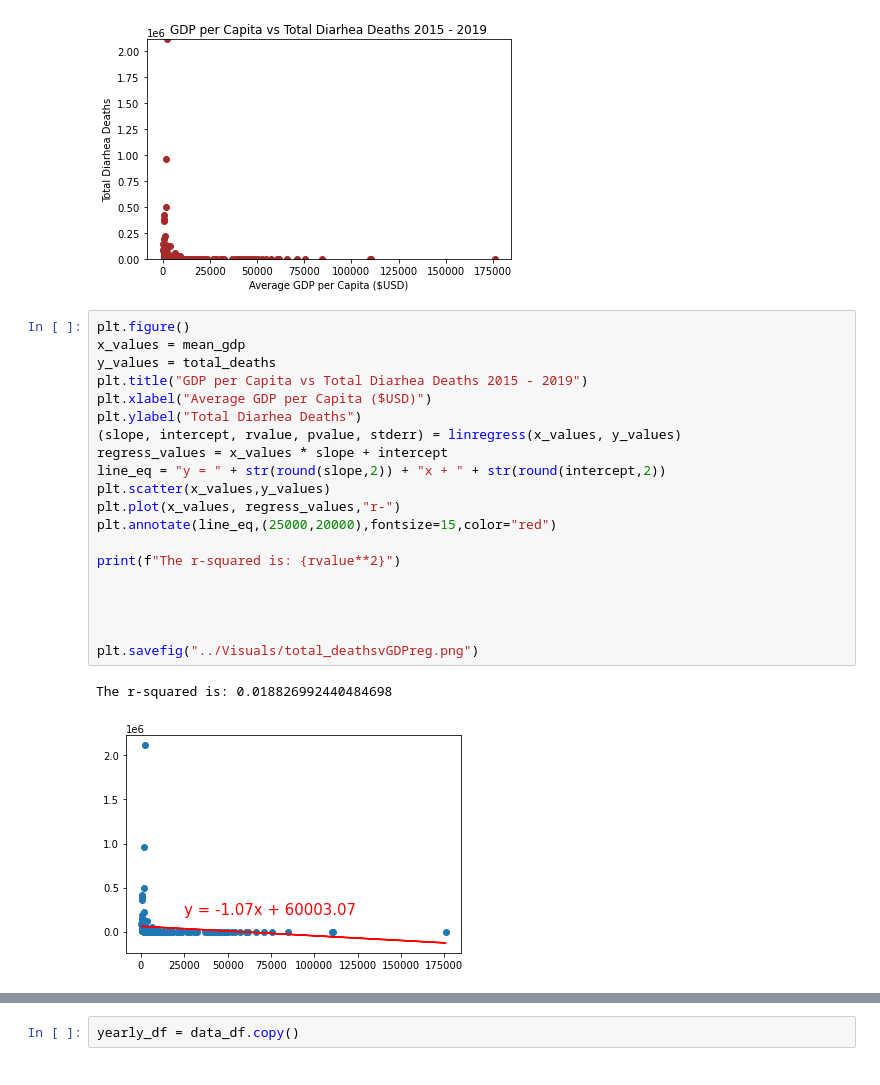
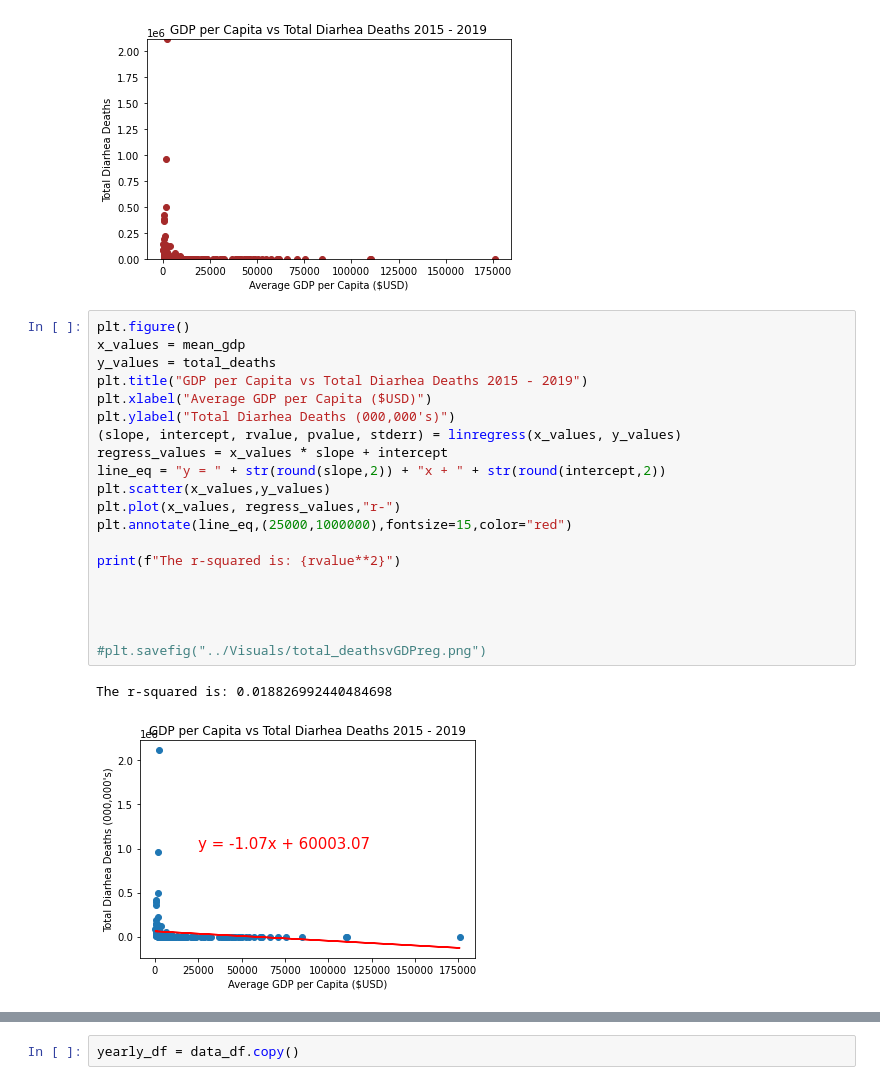
Before and after one commit to RHockley/Project-1-Water-Source-Mortality, a Jupyter notebook: Work_Folder/Visuals.ipynb, the cells around one changed output, grey strips where cells are left out. Cells and saved outputs as stored; diff of their text form.

```diff
--- a/Work_Folder/Visuals.ipynb
+++ b/Work_Folder/Visuals.ipynb
@@ -140,23 +183,23 @@ plt.tight_layout()
 # %%
 plt.figure()
 x_values = mean_gdp
 y_values = total_deaths
 plt.title("GDP per Capita vs Total Diarhea Deaths 2015 - 2019")
 plt.xlabel("Average GDP per Capita ($USD)")
-plt.ylabel("Total Diarhea Deaths")
+plt.ylabel("Total Diarhea Deaths (000,000's)")
 (slope, intercept, rvalue, pvalue, stderr) = linregress(x_values, y_values)
 regress_values = x_values * slope + intercept
 line_eq = "y = " + str(round(slope,2)) + "x + " + str(round(intercept,2))
 plt.scatter(x_values,y_values)
 plt.plot(x_values, regress_values,"r-")
-plt.annotate(line_eq,(25000,20000),fontsize=15,color="red")
+plt.annotate(line_eq,(25000,1000000),fontsize=15,color="red")
 
 print(f"The r-squared is: {rvalue**2}")
 
 
 
 
-plt.savefig("../Visuals/total_deathsvGDPreg.png")
+#plt.savefig("../Visuals/total_deathsvGDPreg.png")
 # %% [output]
 The r-squared is: 0.018826992440484698
-[figure, old version]
+[figure, new version]
```
Also changed, not shown: parts of 44 cells of this notebook.
